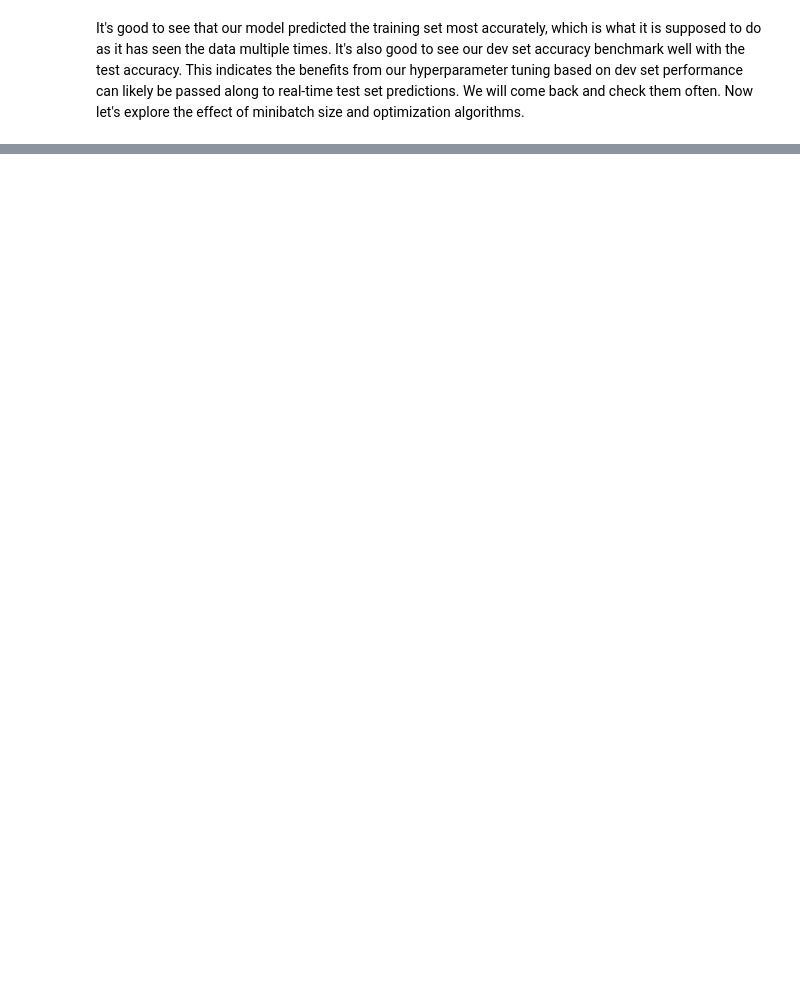
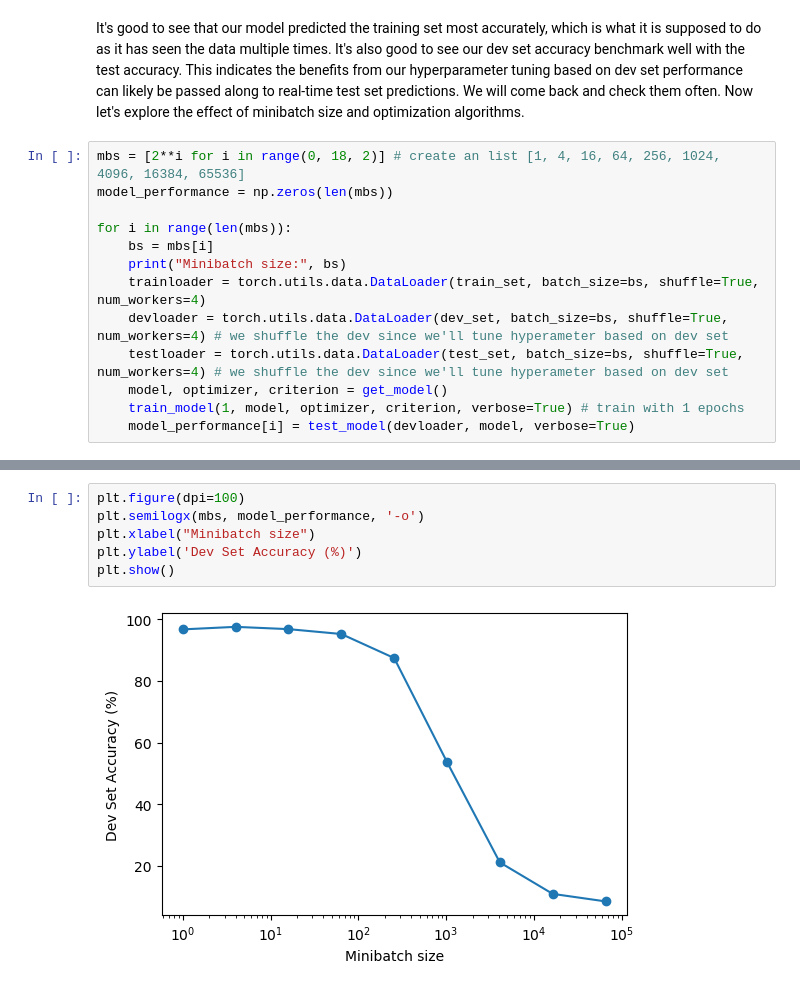
Before and after one commit to shawnwuch/MNIST_NET, a Jupyter notebook: PyTorch_MNIST_NET.ipynb, the cells around one changed output, grey strips where cells are left out. Cells and saved outputs as stored; diff of their text form; blank space fills up the shorter version.

Commit message:
Extended epoch study w/ visualization

```diff
--- a/PyTorch_MNIST_NET.ipynb
+++ b/PyTorch_MNIST_NET.ipynb
@@ -571,2 +571,15 @@ Accuracy of the network on the 10000 images: 99.06%
 # %% [markdown]
 It's good to see that our model predicted the training set most accurately, which is what it is supposed to do as it has seen the data multiple times. It's also good to see our dev set accuracy benchmark well with the test accuracy. This indicates the benefits from our hyperparameter tuning based on dev set performance can likely be passed along to real-time test set predictions. We will come back and check them often. Now let's explore the effect of minibatch size and optimization algorithms.
+# %%
+mbs = [2**i for i in range(0, 18, 2)] # create an list [1, 4, 16, 64, 256, 1024, 4096, 16384, 65536]
+model_performance = np.zeros(len(mbs))
+
+for i in range(len(mbs)):
+    bs = mbs[i]
+    print("Minibatch size:", bs)
+    trainloader = torch.utils.data.DataLoader(train_set, batch_size=bs, shuffle=True, num_workers=4)
+    devloader = torch.utils.data.DataLoader(dev_set, batch_size=bs, shuffle=True, num_workers=4) # we shuffle the dev since we'll tune hyperameter based on dev set
+    testloader = torch.utils.data.DataLoader(test_set, batch_size=bs, shuffle=True, num_workers=4) # we shuffle the dev since we'll tune hyperameter based on dev set
+    model, optimizer, criterion = get_model()
+    train_model(1, model, optimizer, criterion, verbose=True) # train with 1 epochs
+    model_performance[i] = test_model(devloader, model, verbose=True)
@@ -572,0 +604,8 @@ It's good to see that our model predicted the training set most accurately, whic
+# %%
+plt.figure(dpi=100)
+plt.semilogx(mbs, model_performance, '-o')
+plt.xlabel("Minibatch size")
+plt.ylabel('Dev Set Accuracy (%)')
+plt.show()
+# %% [output]
+[figure, added]
```
Also changed, not shown: parts of 14 cells of this notebook.
